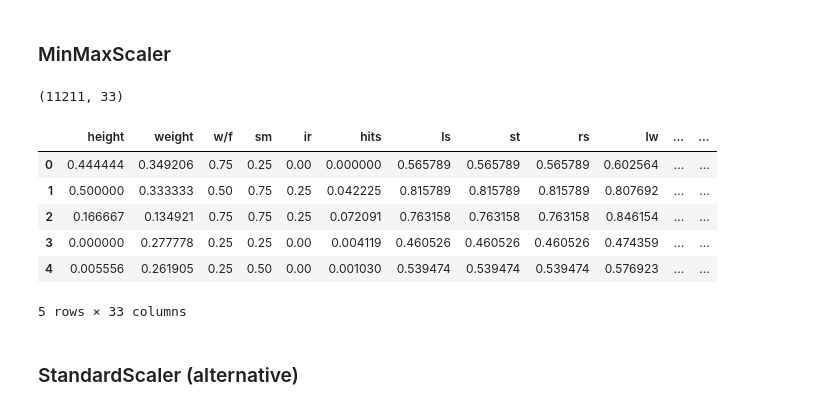
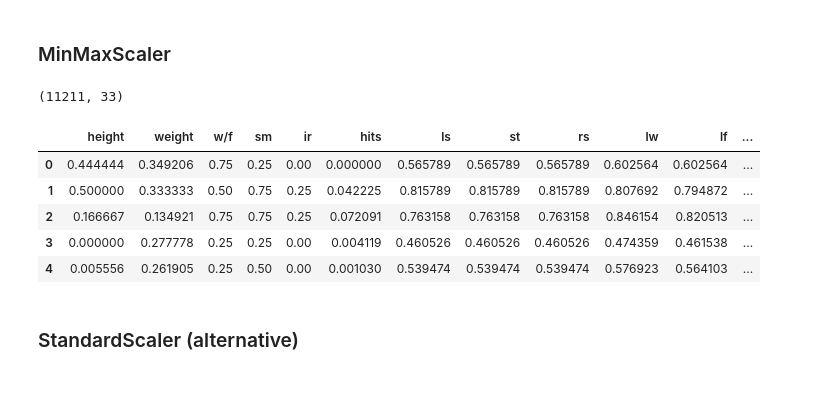
Before and after one commit to lleonrivero/Fifa, a Jupyter notebook: Fifa.ipynb, the cells around one changed output. Drawn from its saved outputs; the diff is of its cells as text; code cells hidden in the pictures.

```diff
--- a/Fifa.ipynb
+++ b/Fifa.ipynb
@@ -527,22 +528,21 @@ cat2_num.head()
 # %%
 # Scaling cat1 (categorical) once converted into numerical MinMaxScaler.
 
-transformer = MinMaxScaler().fit(cat1)
-cat1_norm = transformer.transform(cat1)
+transformer2 = MinMaxScaler().fit(cat1)
+cat1_norm = transformer2.transform(cat1)
 print(cat1_norm.shape)
 cat1_norm
 pd.DataFrame(cat1_norm, columns=cat1.columns).head()
 cat1_norm = pd.DataFrame(cat1_norm, columns=cat1.columns)
 cat1_norm.head()
 # %% [output]
 (11211, 33)
-|  | height | weight | w/f | sm | ir | hits | ls | st | rs | lw | ... | ... |
-| 0 | 0.444444 | 0.349206 | 0.75 | 0.25 | 0.00 | 0.000000 | 0.565789 | 0.565789 | 0.565789 | 0.602564 | ... | ... |
-| 1 | 0.500000 | 0.333333 | 0.50 | 0.75 | 0.25 | 0.042225 | 0.815789 | 0.815789 | 0.815789 | 0.807692 | ... | ... |
-| 2 | 0.166667 | 0.134921 | 0.75 | 0.75 | 0.25 | 0.072091 | 0.763158 | 0.763158 | 0.763158 | 0.846154 | ... | ... |
-| 3 | 0.000000 | 0.277778 | 0.25 | 0.25 | 0.00 | 0.004119 | 0.460526 | 0.460526 | 0.460526 | 0.474359 | ... | ... |
-| 4 | 0.005556 | 0.261905 | 0.25 | 0.50 | 0.00 | 0.001030 | 0.539474 | 0.539474 | 0.539474 | 0.576923 | ... | ... |
+|  | height | weight | w/f | sm | ir | hits | ls | st | rs | lw | lf | ... |
+| 0 | 0.444444 | 0.349206 | 0.75 | 0.25 | 0.00 | 0.000000 | 0.565789 | 0.565789 | 0.565789 | 0.602564 | 0.602564 | ... |
+| 1 | 0.500000 | 0.333333 | 0.50 | 0.75 | 0.25 | 0.042225 | 0.815789 | 0.815789 | 0.815789 | 0.807692 | 0.794872 | ... |
+| 2 | 0.166667 | 0.134921 | 0.75 | 0.75 | 0.25 | 0.072091 | 0.763158 | 0.763158 | 0.763158 | 0.846154 | 0.820513 | ... |
+| 3 | 0.000000 | 0.277778 | 0.25 | 0.25 | 0.00 | 0.004119 | 0.460526 | 0.460526 | 0.460526 | 0.474359 | 0.461538 | ... |
+| 4 | 0.005556 | 0.261905 | 0.25 | 0.50 | 0.00 | 0.001030 | 0.539474 | 0.539474 | 0.539474 | 0.576923 | 0.564103 | ... |
-5 rows × 33 columns
 # %% [markdown]
 ### StandardScaler (alternative)
 # %%
```
Also changed, not shown: parts of 28 cells of this notebook.
